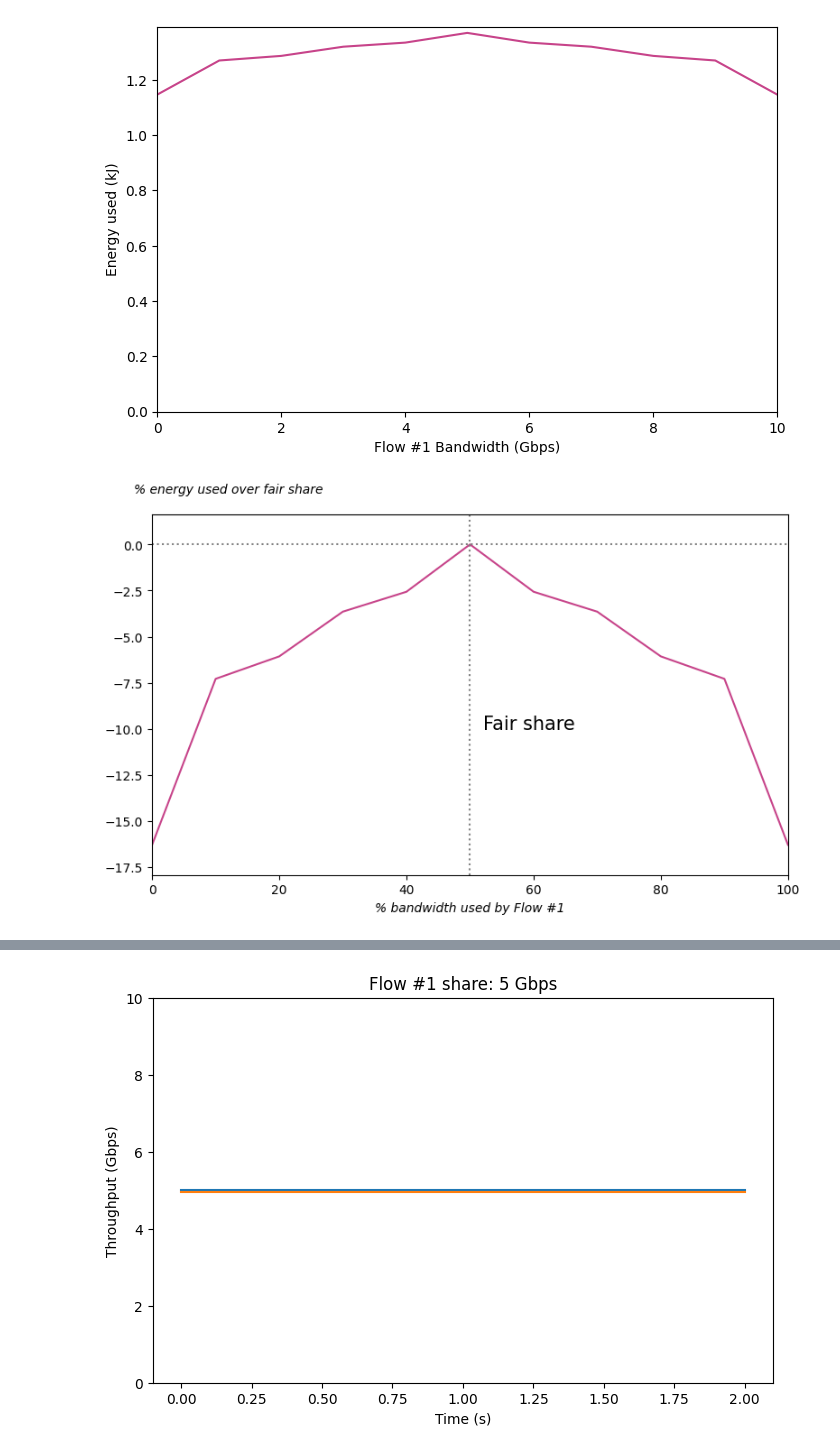
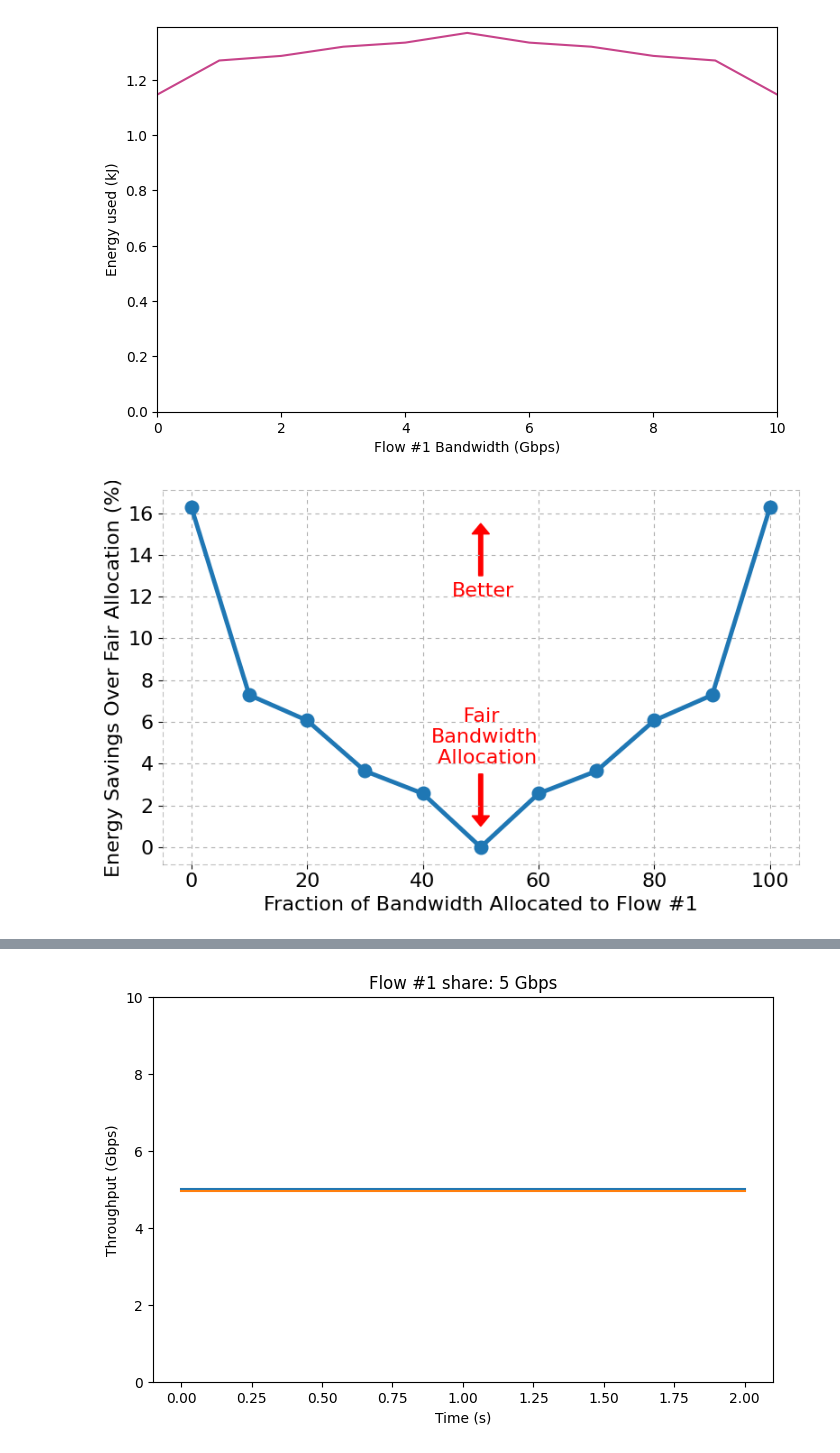
Before and after one commit to serhatarslan-hub/power-of-cc, a Jupyter notebook: analysis/fairness.ipynb, the cells around one changed output, grey strips where cells are left out. Cells and saved outputs as stored; diff of their text form; code cells hidden in the pictures.

```diff
--- a/analysis/fairness.ipynb
+++ b/analysis/fairness.ipynb
@@ -303,17 +310,56 @@ plt.axis(ymin=0)
 (0.0, 10.0, 0.0, 1.3916456976347198)
 [figure]
 # %%
-fair_energy = df[df.fg_share_gbps == 5].iloc[0].total_energy
-df['energy_savings_pct'] = 100.0*(df['total_energy'] - fair_energy)/fair_energy
-df['fg_share_pct'] = 10*df['fg_share_gbps']
+# fair_energy = df[df.fg_share_gbps == 5].iloc[0].total_energy
+# df['energy_savings_pct'] = 100.0*(df['total_energy'] - fair_energy)/fair_energy
+# df['fg_share_pct'] = 10*df['fg_share_gbps']
 
-plorts.plot(df, x="fg_share_pct", y='energy_savings_pct')
-plt.ylabel("% energy used over fair share")
-plt.xlabel("% bandwidth used by Flow #1")
-plt.axhline(y=0, linestyle=":", color='grey')
-plt.axvline(x=50, linestyle=":", color='grey')
-plt.text(52, -10, "Fair share", size=15)
-plorts.style_axis()
-plt.savefig('../outputs/fairness_v_energy.pdf')
+# plorts.plot(df, x="fg_share_pct", y='energy_savings_pct')
+# plt.ylabel("% energy used over fair share")
+# plt.xlabel("% bandwidth used by Flow #1")
+# plt.axhline(y=0, linestyle=":", color='grey')
+# plt.axvline(x=50, linestyle=":", color='grey')
+# plt.text(52, -10, "Fair share", size=15)
+# plorts.style_axis()
-# %% [output]
-[figure, removed]
+# %%
+fair_energy = df[df.fg_share_gbps == 5].iloc[0].total_energy
+df['energy_savings_pct'] = 100.0*(fair_energy - df['total_energy'])/fair_energy
+df['fg_share_pct'] = 10*df['fg_share_gbps']
+
+plt.figure(figsize=FIG_SIZE)
+plt.plot(df.fg_share_pct, df.energy_savings_pct, marker='o',
+             linewidth=LINE_WIDTH, markersize=LINE_WIDTH*3)
+
+plt.ylabel("Energy Savings Over Fair Allocation (%)", fontsize=FONT_SIZE)
+plt.xlabel("Fraction of Bandwidth Allocated to Flow #1", fontsize=FONT_SIZE)
+plt.arrow(50, 3.5, 0, -2, head_width=3, color='red', head_length=0.5, width=0.7)
+plt.text(41.5, 4, "     Fair\nBandwidth\n Allocation", size=FONT_SIZE, color='red')
+plt.arrow(50, 13, 0, 2, head_width=3, color='red', head_length=0.5, width=0.7)
+plt.text(45, 12, "Better", size=FONT_SIZE, color='red')
+
+plt.xticks(fontsize=FONT_SIZE)
+plt.yticks(fontsize=FONT_SIZE)
+plt.grid(linestyle=LINE_STYLE)
+plt.gca().spines["right"].set_linestyle(LINE_STYLE)
+plt.gca().spines["right"].set_alpha(0.5)
+plt.gca().spines["right"].set_color('gray')
+plt.gca().spines["left"].set_linestyle(LINE_STYLE)
+plt.gca().spines["left"].set_alpha(0.5)
+plt.gca().spines["left"].set_color('gray')
+# plt.gca().spines["top"].set_visible(False)
+plt.gca().spines["top"].set_linestyle(LINE_STYLE)
+plt.gca().spines["top"].set_alpha(0.5)
+plt.gca().spines["top"].set_color('gray')
+# plt.gca().spines["bottom"].set_visible(False)
+plt.gca().spines["bottom"].set_linestyle(LINE_STYLE)
+plt.gca().spines["bottom"].set_alpha(0.5)
+plt.gca().spines["bottom"].set_color('gray')
+
+plt.tight_layout()
+
+if (SAVE_FIG):
+    plt.savefig( out_dir + '/fairness_vs_energy.pdf')
+
+plt.show()
+# %% [output]
+[figure, added]
```
Also changed, not shown: parts of 6 cells of this notebook, 20 other files.
